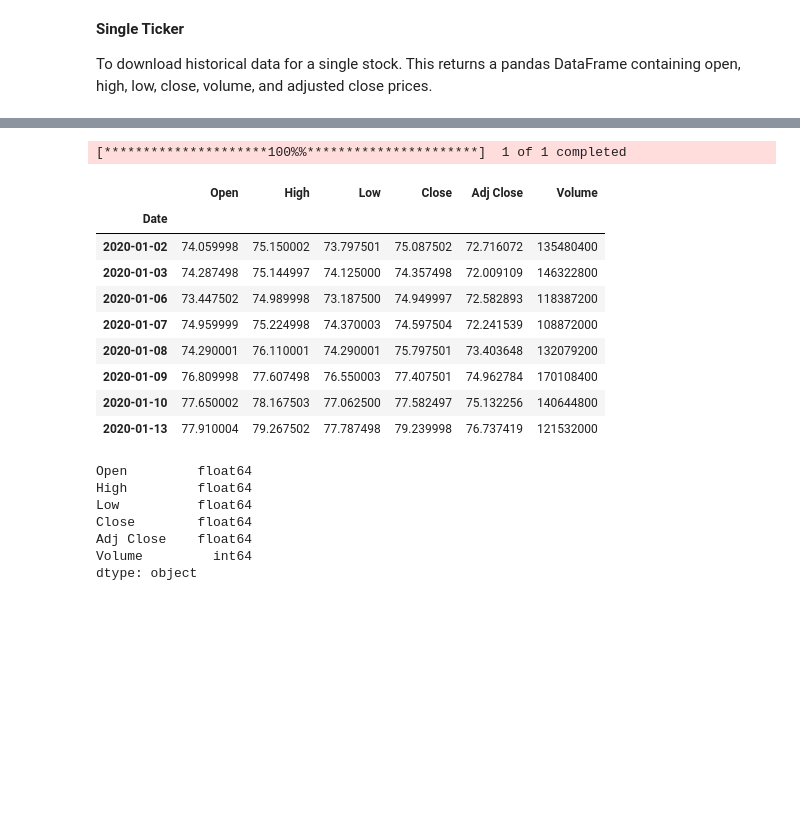
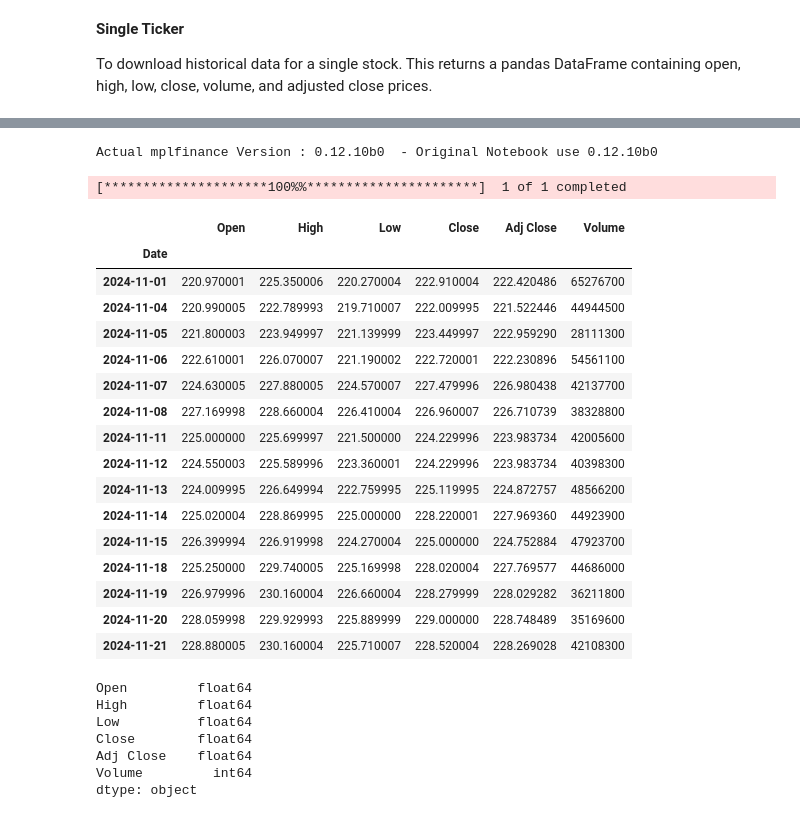
Before and after one commit to polyhedron-gdl/ml-for-finance-intro, a Jupyter notebook: 2025/01-notebooks/nb-lesson-1-3.ipynb, the cells around one changed output, grey strips where cells are left out. Drawn from its saved outputs; the diff is of its cells as text; code cells hidden in the pictures; blank space fills up the shorter version.

```diff
--- a/2025/01-notebooks/nb-lesson-1-3.ipynb
+++ b/2025/01-notebooks/nb-lesson-1-3.ipynb
@@ -599,22 +617,33 @@ apple_data.head()
 #!pip install mplfinance
+# %%
+import mplfinance as mpf
+
+print("Actual mplfinance Version :", mpf.__version__, " - Original Notebook use 0.12.10b0")
+# %% [output]
+Actual mplfinance Version : 0.12.10b0  - Original Notebook use 0.12.10b0
 # %%
-import mplfinance as mpf
-
 # Download historical data for Apple (AAPL)
-apple_data = yf.download("AAPL", start="2020-01-01", end="2020-01-14")
+apple_data = yf.download("AAPL", start="2024-11-01", end="2025-01-31")
 apple_data.head(15)
 # %% [output]
 [*********************100%%**********************]  1 of 1 completed
 |  | Open | High | Low | Close | Adj Close | Volume |
 | Date |  |  |  |  |  |  |
-| 2020-01-02 | 74.059998 | 75.150002 | 73.797501 | 75.087502 | 72.716072 | 135480400 |
-| 2020-01-03 | 74.287498 | 75.144997 | 74.125000 | 74.357498 | 72.009109 | 146322800 |
-| 2020-01-06 | 73.447502 | 74.989998 | 73.187500 | 74.949997 | 72.582893 | 118387200 |
-| 2020-01-07 | 74.959999 | 75.224998 | 74.370003 | 74.597504 | 72.241539 | 108872000 |
-| 2020-01-08 | 74.290001 | 76.110001 | 74.290001 | 75.797501 | 73.403648 | 132079200 |
-| 2020-01-09 | 76.809998 | 77.607498 | 76.550003 | 77.407501 | 74.962784 | 170108400 |
-| 2020-01-10 | 77.650002 | 78.167503 | 77.062500 | 77.582497 | 75.132256 | 140644800 |
-| 2020-01-13 | 77.910004 | 79.267502 | 77.787498 | 79.239998 | 76.737419 | 121532000 |
+| 2024-11-01 | 220.970001 | 225.350006 | 220.270004 | 222.910004 | 222.420486 | 65276700 |
+| 2024-11-04 | 220.990005 | 222.789993 | 219.710007 | 222.009995 | 221.522446 | 44944500 |
+| 2024-11-05 | 221.800003 | 223.949997 | 221.139999 | 223.449997 | 222.959290 | 28111300 |
+| 2024-11-06 | 222.610001 | 226.070007 | 221.190002 | 222.720001 | 222.230896 | 54561100 |
+| 2024-11-07 | 224.630005 | 227.880005 | 224.570007 | 227.479996 | 226.980438 | 42137700 |
+| 2024-11-08 | 227.169998 | 228.660004 | 226.410004 | 226.960007 | 226.710739 | 38328800 |
+| 2024-11-11 | 225.000000 | 225.699997 | 221.500000 | 224.229996 | 223.983734 | 42005600 |
+| 2024-11-12 | 224.550003 | 225.589996 | 223.360001 | 224.229996 | 223.983734 | 40398300 |
+| 2024-11-13 | 224.009995 | 226.649994 | 222.759995 | 225.119995 | 224.872757 | 48566200 |
+| 2024-11-14 | 225.020004 | 228.869995 | 225.000000 | 228.220001 | 227.969360 | 44923900 |
+| 2024-11-15 | 226.399994 | 226.919998 | 224.270004 | 225.000000 | 224.752884 | 47923700 |
+| 2024-11-18 | 225.250000 | 229.740005 | 225.169998 | 228.020004 | 227.769577 | 44686000 |
+| 2024-11-19 | 226.979996 | 230.160004 | 226.660004 | 228.279999 | 228.029282 | 36211800 |
+| 2024-11-20 | 228.059998 | 229.929993 | 225.889999 | 229.000000 | 228.748489 | 35169600 |
+| 2024-11-21 | 228.880005 | 230.160004 | 225.710007 | 228.520004 | 228.269028 | 42108300 |
 # %%
 # Ensure all values are numeric
 apple_data = apple_data.apply(pd.to_numeric, errors='coerce')
```
Also changed, not shown: parts of 13 cells of this notebook.
